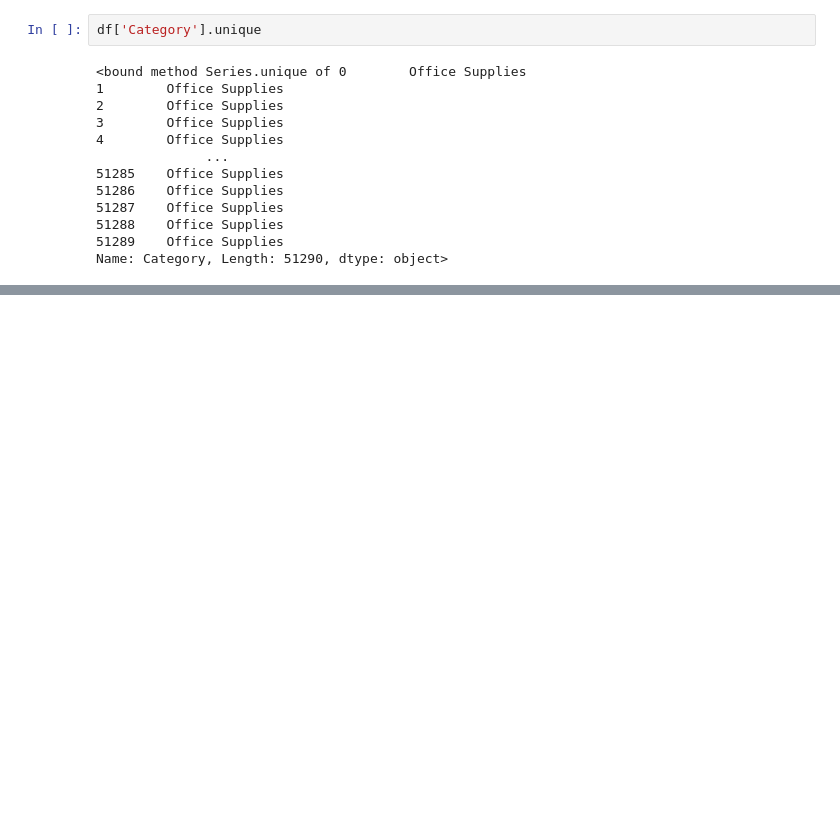
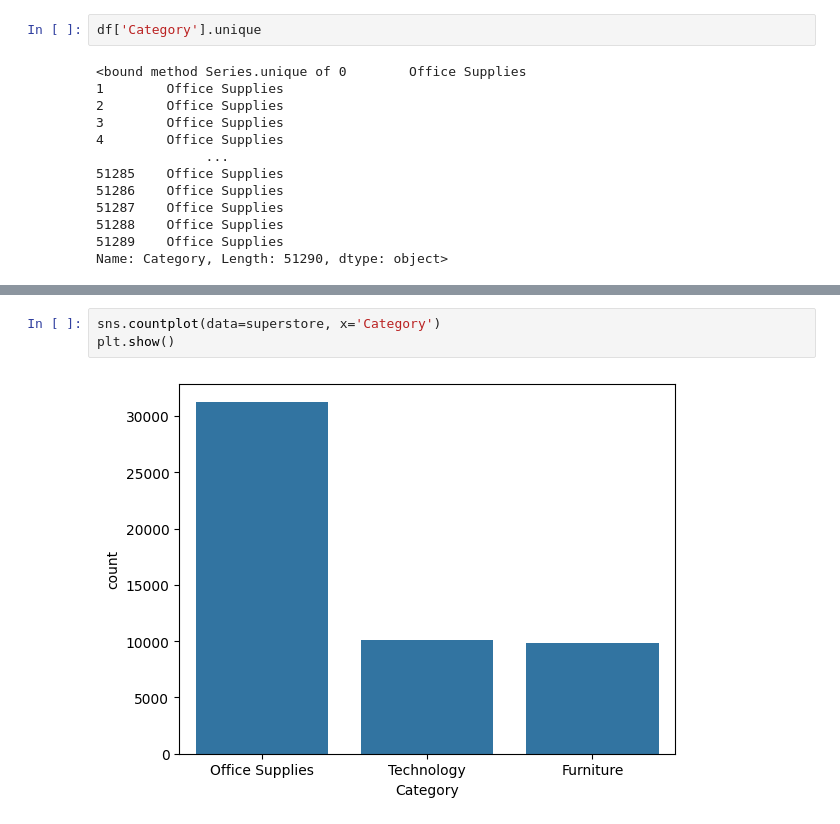
Before and after one commit to saiiexd/UNIVERSITY, a Jupyter notebook: Data Exploration/Class Notes/superstore.ipynb, the cells around one changed output, grey strips where cells are left out. Saved outputs shown, nothing was run; the diff lists cells and outputs as text; blank space fills up the shorter version.

```diff
--- a/Data Exploration/Class Notes/superstore.ipynb
+++ b/Data Exploration/Class Notes/superstore.ipynb
@@ -88,0 +151,5 @@ NameError: name 'superstore' is not defined
+# %%
+sns.countplot(data=superstore, x='Category')
+plt.show()
+# %% [output]
+[figure, added]
```
Also changed, not shown: parts of 14 cells of this notebook.
